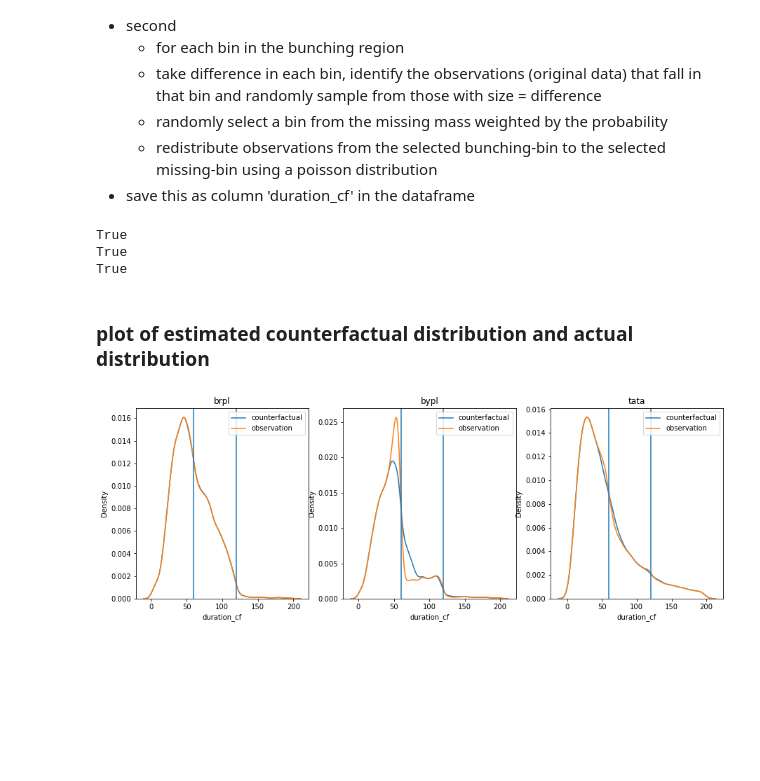
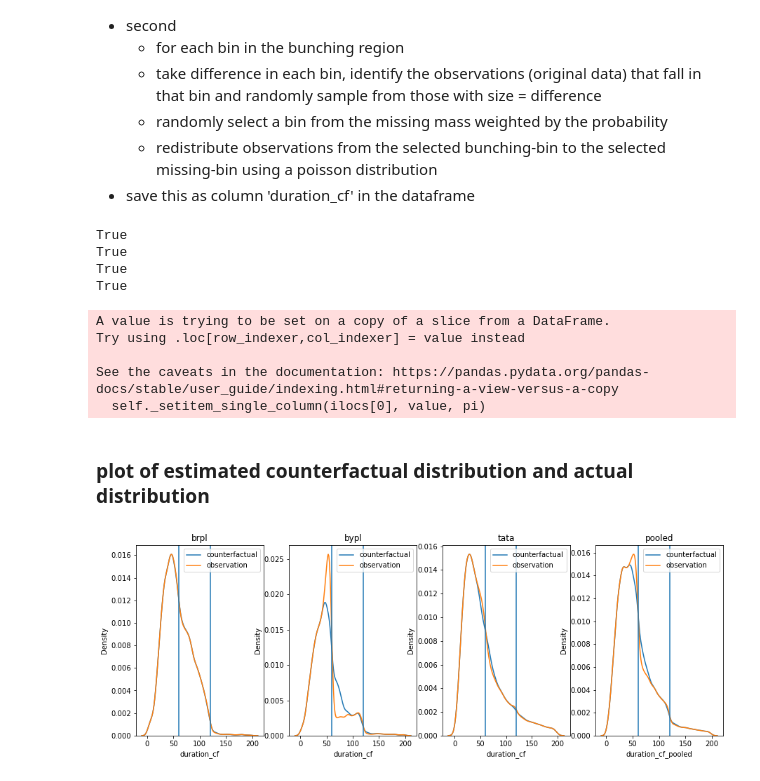
Before and after one commit to paulaleoni/delhi_outages, a Jupyter notebook: src/outage_bunching.ipynb, the cells around one changed output. Drawn from its saved outputs; the diff is of its cells as text; code cells hidden in the pictures; blank space fills up the shorter version.

```diff
--- a/src/outage_bunching.ipynb
+++ b/src/outage_bunching.ipynb
@@ -179,10 +198,10 @@ for i in range(3):
 # %% [markdown]
 Visualize $\Delta x$
 # %%
-fig, ax = plt.subplots(1,3,figsize=(15,5))
+fig, ax = plt.subplots(1,len(bunching),figsize=(15,5))
 min = -50
-for i in range(3):
-    f = data.discom.unique()[i]
+for i in range(len(bunching)):
+    f = list(bunching.keys())[i]
     bunch = bunching[f]['bunch60']
     pred60 = bunching[f]['bunch60'].prediction()
     b = np.round(60 + bunch.total_bunch())
@@ -220,7 +239,7 @@ for i in range(3):
     - redistribute observations from the selected bunching-bin to the selected missing-bin using a poisson distribution
 - save this as column 'duration_cf' in the dataframe
 # %%
-for f in data.discom.unique():
+for f in bunching:
     bunch60 = bunching[f]['bunch60']
     bunch120 = bunching[f]['bunch120']
     # concat the two predictions
@@ -259,16 +278,29 @@ for f in data.discom.unique():
 True
 True
 True
+True
 # %%
-
 ## difference in b60 need to be distributed to missing mass
 
 # new column
 data['duration_cf'] = data.duration_minutes
 
-for f in data.discom.unique():
+# in case of pooling etc.
+notfirms = [x for x in bunching.keys() if x not in data.discom.unique()]
+for x in notfirms:
+    data[f'duration_cf_{f}'] = data.duration_minutes
+
+
+for f in bunching:
     # subset dataframe but keep index
-    dt =  data[data.discom == f]
+    if f in data.discom.unique():
+        dt = data[data.discom == f]
+        column = 'duration_cf'
+    if f not in data.discom.unique():
+        dt = data.copy()
+        column = f'duration_cf_{f}'
+
+
     # get counterfactual bins
     cf = bunching[f]['counterfactual_bins']
 
@@ -290,28 +322,39 @@ for f in data.discom.unique():
             mis = cf.loc[m == 1,].sample(n=1, axis =0, weights = cf.prob).bin.reset_index(drop=True)[0]
             # create n=diff random values in bin
             new = np.random.poisson((mis[1] +  mis[0])/2, size = diff) # here I am assuming a poisson distribution in the bins
-            # replace values in new_data
-            data.loc[new_data.index.tolist(),'duration_cf'] = new
+            # replace values in
+            data.loc[new_data.index.tolist(), column] = new
+            dt.loc[new_data.index.tolist(), column] = new
 
 #data.describe()
+# %% [output]
+A value is trying to be set on a copy of a slice from a DataFrame.
+Try using .loc[row_indexer,col_indexer] = value instead
+
+See the caveats in the documentation: https://pandas.pydata.org/pandas-docs/stable/user_guide/indexing.html#returning-a-view-versus-a-copy
+  self._setitem_single_column(ilocs[0], value, pi)
 # %% [markdown]
 ### plot of estimated counterfactual distribution and actual distribution
 # %%
 # should look similar to counterfactual density from bunching estimation
-fig, ax = plt.subplots(1,3,figsize=(15,5))
-for i in range(3):
-    f = data.discom.unique()[i]
+fig, ax = plt.subplots(1,len(bunching),figsize=(15,5))
+for i in range(len(bunching)):
+    f = list(bunching.keys())[i]
+    column = 'duration_cf'
     dt = data[data.discom == f]
-    sns.kdeplot(dt.duration_cf[dt.duration_cf < 200], label = 'counterfactual', ax = ax[i])
+    if f not in data.discom.unique():
+        column = f'duration_cf_{f}'
+        dt = data
+    sns.kdeplot(dt[column][dt[column] < 200], label = 'counterfactual', ax = ax[i])
     sns.kdeplot(dt.duration_minutes[dt.duration_minutes < 200], label='observation', ax = ax[i])
     ax[i].axvline(60)
     ax[i].axvline(120)
     ax[i].legend()
     ax[i].set_title(f)
 #plt.xlim(55,65)
 #plt.ylim(0.000,0.004)
 # %% [output]
-[figure, old version]
+[figure, new version]
 # %%
 # export
 data.to_csv(wd.parent/'data'/'data_transformed'/'outage_bunch.csv', index=False)
```
Also changed, not shown: parts of 6 cells of this notebook, 3 other files.
